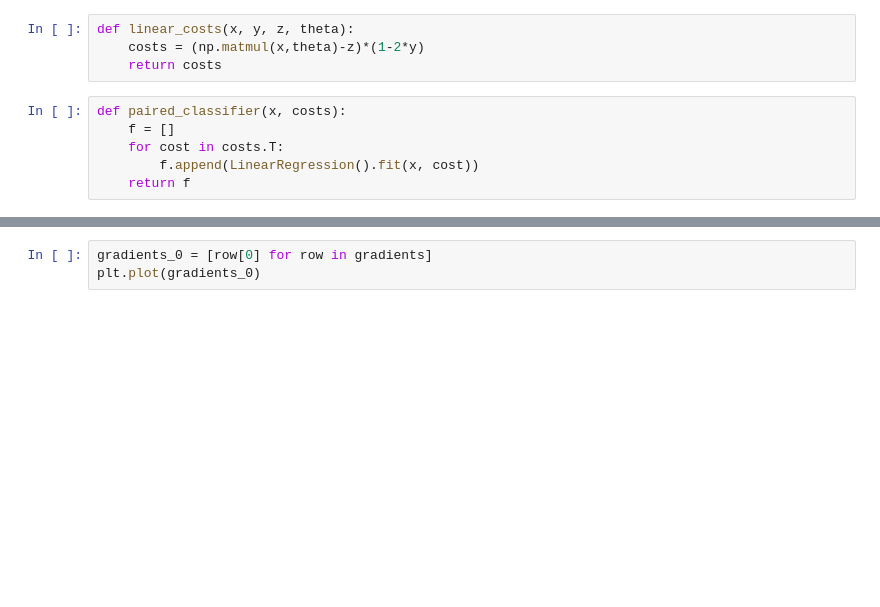
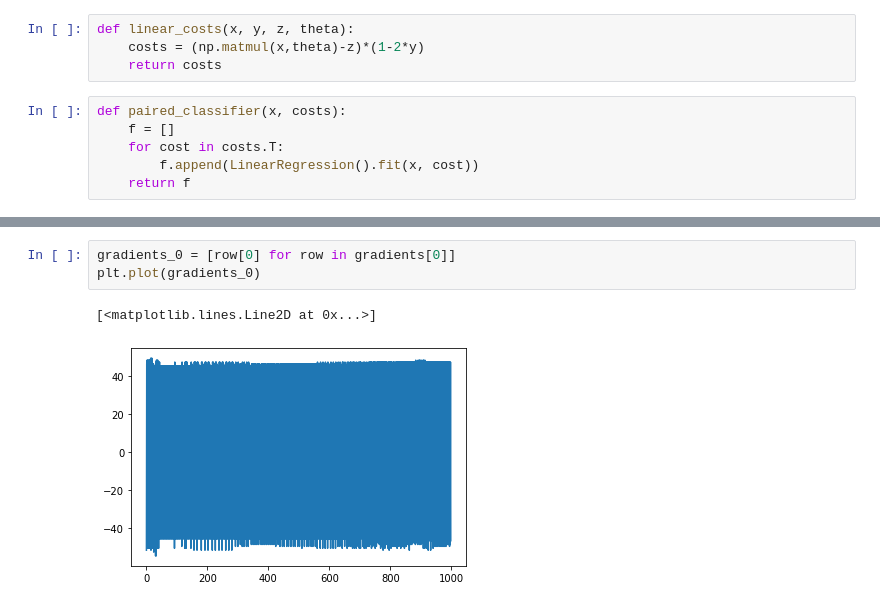
Before and after one commit to emilydiana/fairnessProxies, a Jupyter notebook: LinearProxies_JupyterNotebook.ipynb, the cells around one changed output, grey strips where cells are left out. Cells and saved outputs as stored; diff of their text form; blank space fills up the shorter version.

```diff
--- a/LinearProxies_JupyterNotebook.ipynb
+++ b/LinearProxies_JupyterNotebook.ipynb
@@ -95,4 +81,7 @@ plt.plot(coefficients_1)
 # %%
-gradients_0 = [row[0] for row in gradients]
+gradients_0 = [row[0] for row in gradients[0]]
 plt.plot(gradients_0)
+# %% [output]
+[<matplotlib.lines.Line2D at 0x...>]
+[figure, added]
 # %%
```
Also changed, not shown: parts of 7 cells of this notebook.
